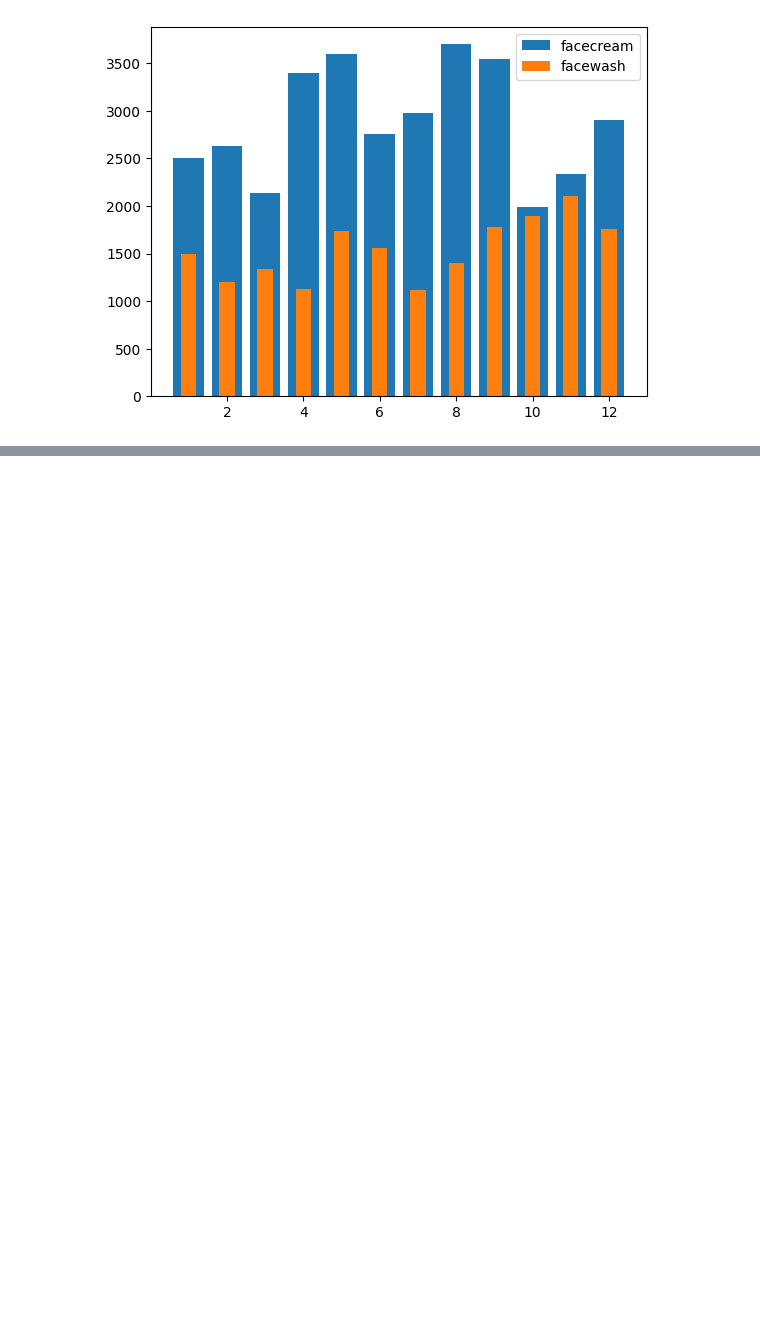
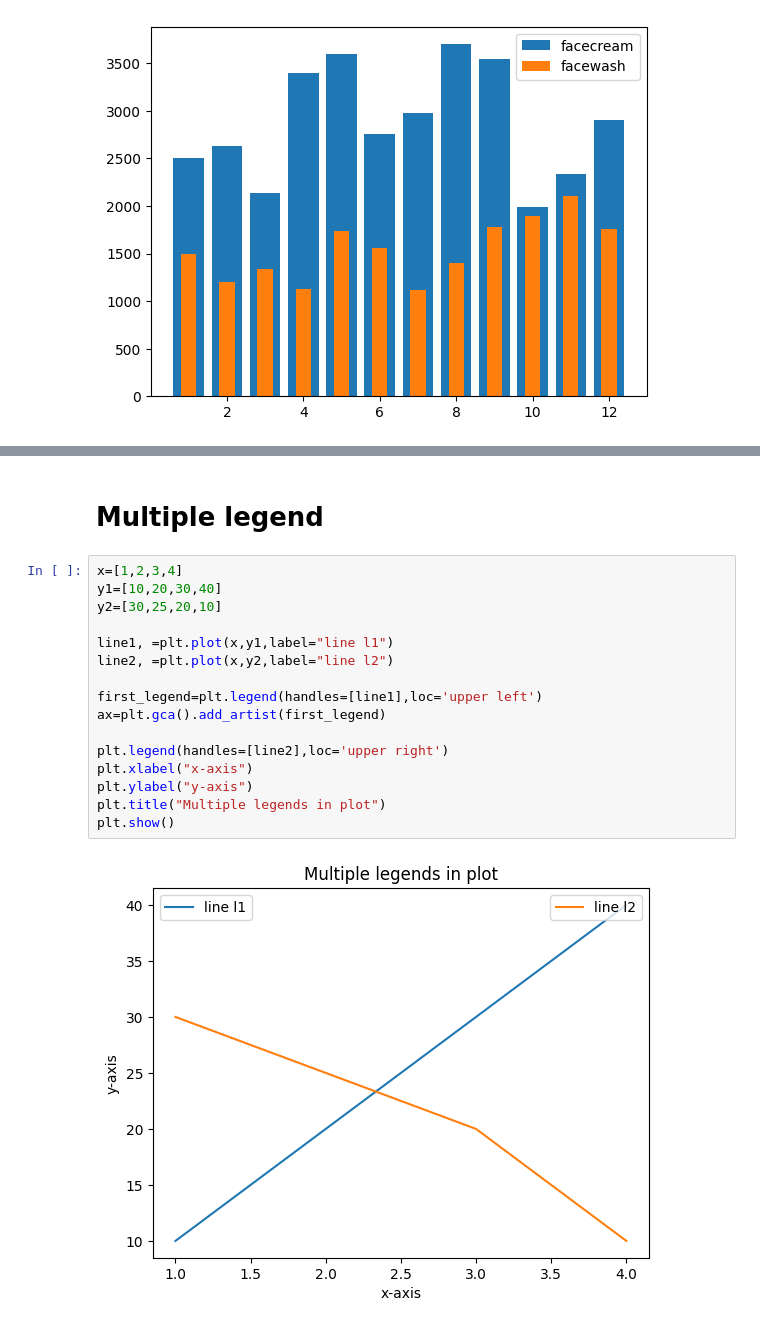
Before and after one commit to sachin09999/data-science, a Jupyter notebook: matplotlib/matplot.ipynb, the cells around one changed output, grey strips where cells are left out. Drawn from its saved outputs; the diff is of its cells as text; blank space fills up the shorter version.

```diff
--- a/matplotlib/matplot.ipynb
+++ b/matplotlib/matplot.ipynb
@@ -251,0 +297,20 @@ plt.legend()
+# %% [markdown]
+# Multiple legend
+# %%
+x=[1,2,3,4]
+y1=[10,20,30,40]
+y2=[30,25,20,10]
+
+line1, =plt.plot(x,y1,label="line l1")
+line2, =plt.plot(x,y2,label="line l2")
+
+first_legend=plt.legend(handles=[line1],loc='upper left')
+ax=plt.gca().add_artist(first_legend)
+
+plt.legend(handles=[line2],loc='upper right')
+plt.xlabel("x-axis")
+plt.ylabel("y-axis")
+plt.title("Multiple legends in plot")
+plt.show()
+# %% [output]
+[figure, added]
```
Also changed, not shown: parts of 2 cells of this notebook.
